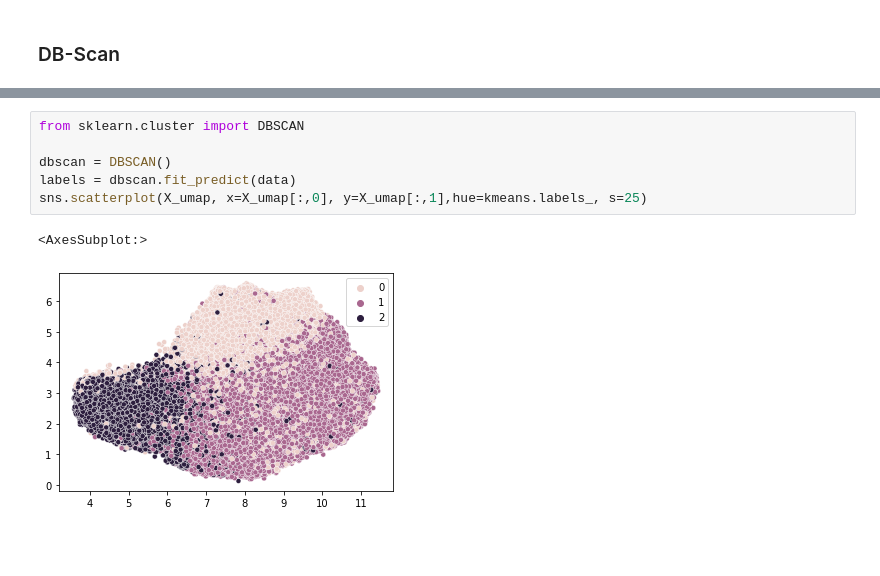
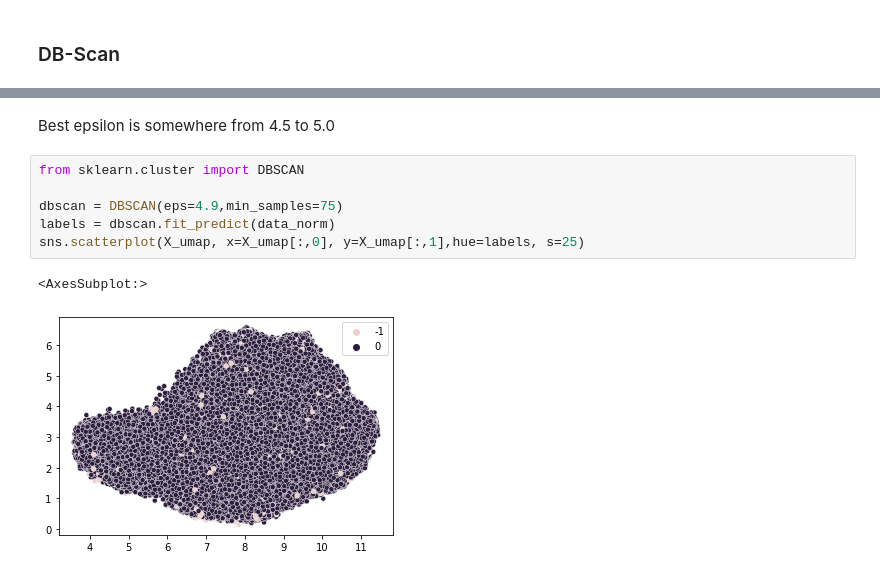
Before and after one commit to ErykWalter/tabular-playground-series, a Jupyter notebook: src/test.ipynb, the cells around one changed output, grey strips where cells are left out. Cells and saved outputs as stored; diff of their text form; blank space fills up the shorter version.

Commit message:
Look for DBSCAN parameters

```diff
--- a/src/test.ipynb
+++ b/src/test.ipynb
@@ -246,9 +242,11 @@ sns.scatterplot(X_umap, x=X_umap[:,0], y=X_umap[:,1],hue=kmeans.labels_, s=25)
+# %% [markdown]
+Best epsilon is somewhere from 4.5 to 5.0
 # %%
 from sklearn.cluster import DBSCAN
 
-dbscan = DBSCAN()
-labels = dbscan.fit_predict(data)
-sns.scatterplot(X_umap, x=X_umap[:,0], y=X_umap[:,1],hue=kmeans.labels_, s=25)
+dbscan = DBSCAN(eps=4.9,min_samples=75)
+labels = dbscan.fit_predict(data_norm)
+sns.scatterplot(X_umap, x=X_umap[:,0], y=X_umap[:,1],hue=labels, s=25)
 # %% [output]
 <AxesSubplot:>
-[figure, old version]
+[figure, new version]
```
Also changed, not shown: parts of 4 cells of this notebook.
